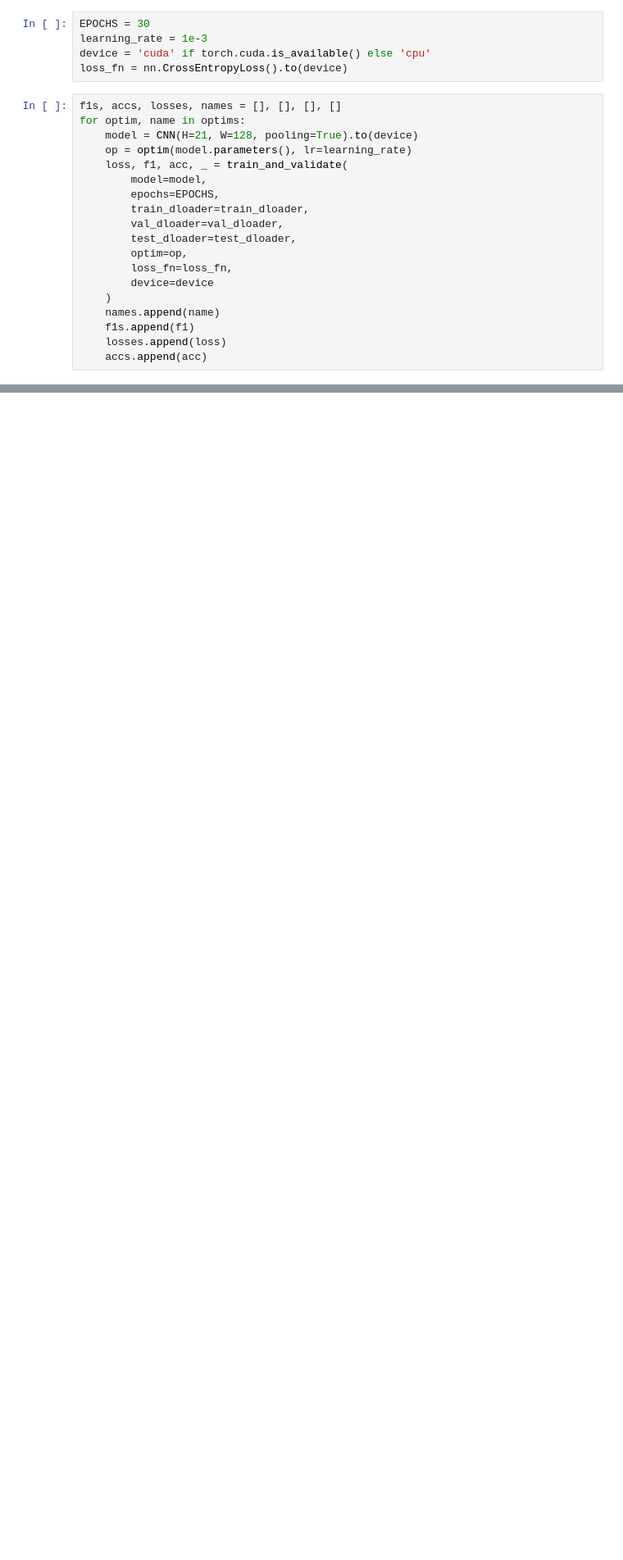
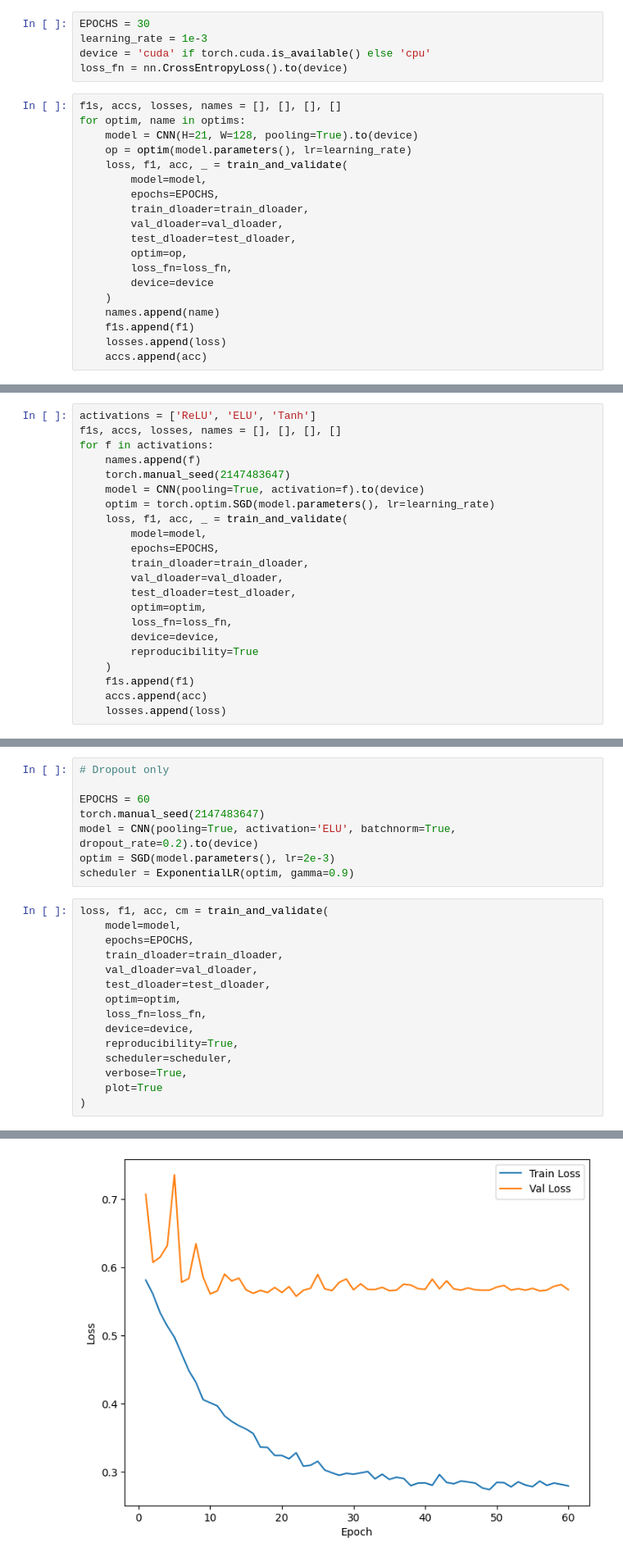
Before and after one commit to ChrisNick92/music-genre-classification, a Jupyter notebook: main.ipynb, the cells around one changed output, grey strips where cells are left out. Shown: that part at 82% size. Cells and saved outputs as stored; diff of their text form; blank space fills up the shorter version.

```diff
--- a/main.ipynb
+++ b/main.ipynb
@@ -320,0 +375,22 @@ results
+# %%
+activations = ['ReLU', 'ELU', 'Tanh']
+f1s, accs, losses, names = [], [], [], []
+for f in activations:
+    names.append(f)
+    torch.manual_seed(2147483647)
+    model = CNN(pooling=True, activation=f).to(device)
+    optim = torch.optim.SGD(model.parameters(), lr=learning_rate)
+    loss, f1, acc, _ = train_and_validate(
+        model=model,
+        epochs=EPOCHS,
+        train_dloader=train_dloader,
+        val_dloader=val_dloader,
+        test_dloader=test_dloader,
+        optim=optim,
+        loss_fn=loss_fn,
+        device=device,
+        reproducibility=True
+    )
+    f1s.append(f1)
+    accs.append(acc)
+    losses.append(loss)
@@ -320,0 +600,24 @@ results
+# %%
+# Dropout only
+
+EPOCHS = 60
+torch.manual_seed(2147483647)
+model = CNN(pooling=True, activation='ELU', batchnorm=True, dropout_rate=0.2).to(device)
+optim = SGD(model.parameters(), lr=2e-3)
+scheduler = ExponentialLR(optim, gamma=0.9)
+# %%
+loss, f1, acc, cm = train_and_validate(
+    model=model,
+    epochs=EPOCHS,
+    train_dloader=train_dloader,
+    val_dloader=val_dloader,
+    test_dloader=test_dloader,
+    optim=optim,
+    loss_fn=loss_fn,
+    device=device,
+    reproducibility=True,
+    scheduler=scheduler,
+    verbose=True,
+    plot=True
+)
+# %% [output]
@@ -320,0 +641 @@ results
+[figure, added]
```
Also changed, not shown: parts of 42 cells of this notebook, 2 other files.
